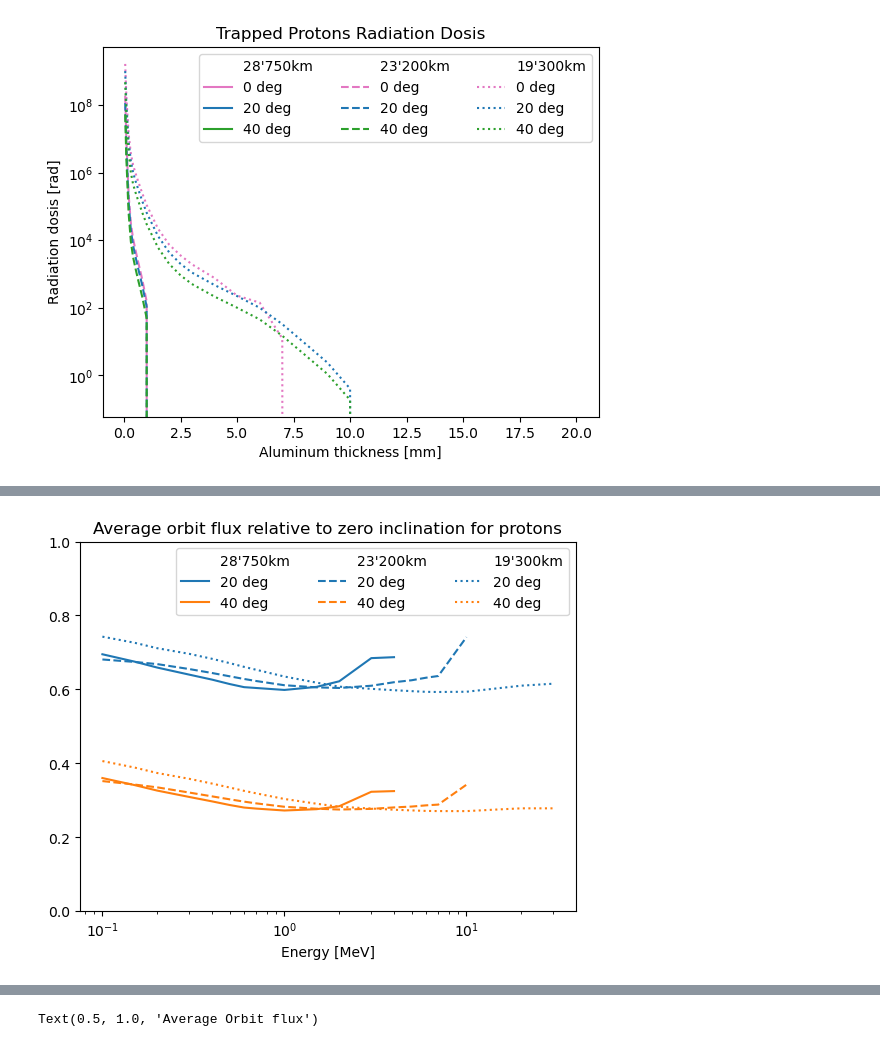
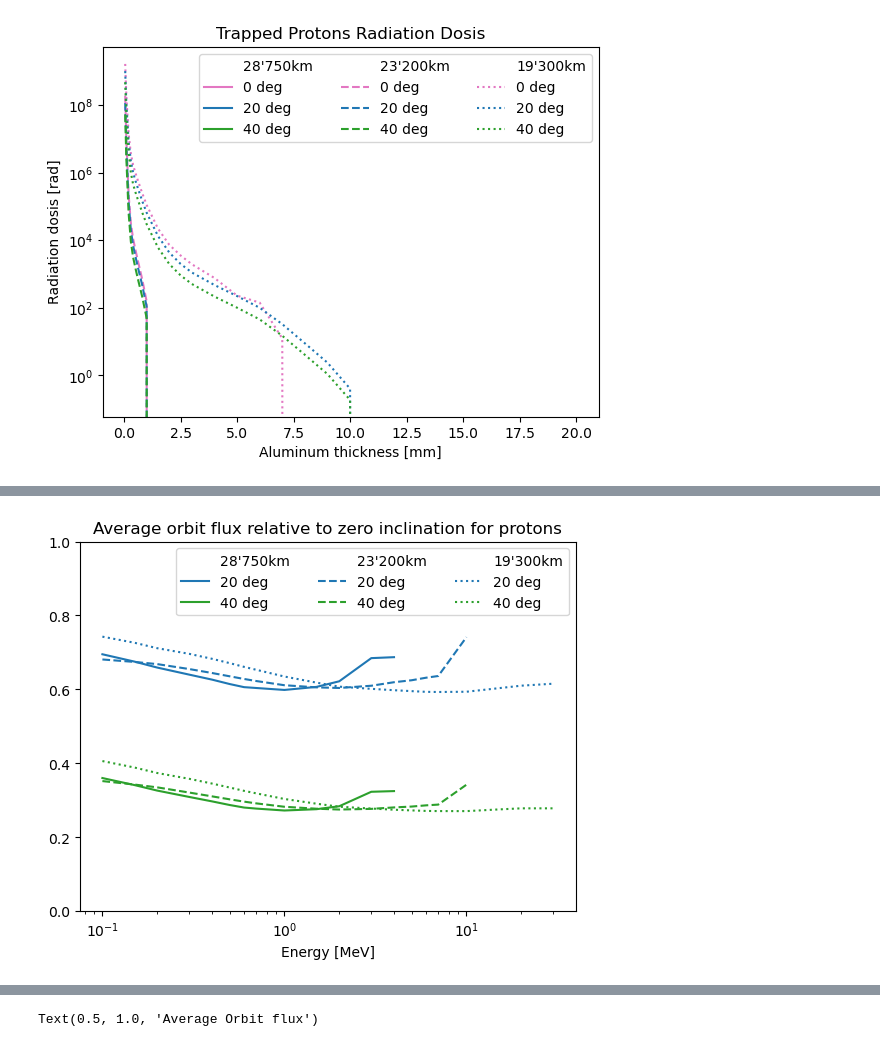
Before and after one commit to bcrazzolara/NuAncestor, a Jupyter notebook: Radiation/ionizing_dose.ipynb, the cells around one changed output, grey strips where cells are left out. Drawn from its saved outputs; the diff is of its cells as text; code cells hidden in the pictures.

```diff
--- a/Radiation/ionizing_dose.ipynb
+++ b/Radiation/ionizing_dose.ipynb
@@ -399,0 +177,37 @@ plt.savefig("protons_ionising_dose.png")
+# %%
+fig, ax = plt.subplots()
+#plt.loglog(protons_28750_0[::3], protons_28750_0[1::3], "-", color = 'k', label = '0 deg')
+plt.loglog(protons_28750_0[::3], protons_28750_0[1::3] , "-", color = 'C6', label = '0 deg')
+plt.loglog(protons_28750_20[::3], protons_28750_20[1::3]  , "-", color = 'C0', label = '20 deg')
+plt.loglog(protons_28750_40[::3], protons_28750_40[1::3] , "-", color = 'C2', label = '40 deg')
+
+plt.semilogx(protons_23200_20[::3], protons_23200_0[1::3] , "--", color = 'C6', label = '0 deg')
+plt.semilogx(protons_23200_20[::3], protons_23200_20[1::3] , "--", color = 'C0', label = '20 deg')
+plt.semilogx(protons_23200_40[::3], protons_23200_40[1::3] , "--", color = 'C2', label = '40 deg')
+
+plt.semilogx(protons_19300_20[::3], protons_19300_0[1::3] , ":", color = 'C6', label = '0 deg')
+plt.semilogx(protons_19300_20[::3], protons_19300_20[1::3] , ":", color = 'C0', label = '20 deg')
+plt.semilogx(protons_19300_40[::3], protons_19300_40[1::3], ":", color = 'C2', label = '40 deg')
+#plt.loglog(protons_28750_0[::3], protons_280750_0[2::3], "--", color = 'k', label = 'Differnetial flux')
+
+
+labels =["0 deg", "20 deg", "40 deg"]
+
+h, l = ax.get_legend_handles_labels()
+ph = [plt.plot([],marker="", ls="")[0]]*3 # empty lines for 3 altititdes
+
+handles = ph[0:1] + h[0:3] + ph[1:2] + h[3:6] + ph[2:3] + h[6:9]
+labels = ["28'750km"] + l[0:3] + ["23'200km"] + l[3:6] + ["19'300km"] + l[6:9]
+leg = plt.legend(handles, labels, ncol=3)
+
+for vpack in leg._legend_handle_box.get_children():
+    for hpack in vpack.get_children()[:1]:
+        hpack.get_children()[0].set_width(0)
+
+
+plt.legend(handles, labels, ncol=3)
+#plt.ylim(0,1)
+plt.xlabel("Energy [MeV]")
+plt.ylabel("Integral Flux [/(cm2 s) ]")
+plt.title("Average orbit flux relative for protons")
+plt.savefig("protons_average.png")
@@ -400,43 +257,37 @@ plt.savefig("protons_ionising_dose.png")
 # %%
 fig, ax = plt.subplots()
-#plt.loglog(protons_28750_0[::3], protons_28750_0[1::3], "-", color = 'k', label = '0 deg')
 plt.semilogx(protons_28750_20[::3], protons_28750_20[1::3] /protons_28750_0[1::3] , "-", color = 'C0', label = '20 deg')
-plt.semilogx(protons_28750_40[::3], protons_28750_40[1::3] / protons_28750_0[1::3], "-", color = 'C2', label = '40 deg')
+plt.semilogx(protons_28750_40[::3], protons_28750_40[1::3] / protons_28750_0[1::3], "-", color = 'C12', label = '40 deg')
 
 plt.semilogx(protons_23200_20[::3], protons_23200_20[1::3] /protons_23200_0[1::3] , "--", color = 'C0', label = '20 deg')
 plt.semilogx(protons_23200_40[::3], protons_23200_40[1::3] / protons_23200_0[1::3], "--", color = 'C2', label = '40 deg')
 
 plt.semilogx(protons_19300_20[::3], protons_19300_20[1::3] /protons_19300_0[1::3] , ":", color = 'C0', label = '20 deg')
 plt.semilogx(protons_19300_40[::3], protons_19300_40[1::3] / protons_19300_0[1::3], ":", color = 'C2', label = '40 deg')
-#plt.loglog(protons_28750_0[::3], protons_280750_0[2::3], "--", color = 'k', label = 'Differnetial flux')
-
-
 
 
 labels =["20 deg", "40 deg"]
 
 h, l = ax.get_legend_handles_labels()
 ph = [plt.plot([],marker="", ls="")[0]]*3 # empty lines
 
 
 
 handles = ph[0:1] + h[0:2] + ph[1:2] + h[2:4] + ph[2:3] + h[4:6]
 labels = ["28'750km"] + l[0:2] + ["23'200km"] + l[2:4] + ["19'300km"] + l[4:6]
 leg = plt.legend(handles, labels, ncol=3)
 
 for vpack in leg._legend_handle_box.get_children():
     for hpack in vpack.get_children()[:1]:
         hpack.get_children()[0].set_width(0)
 
-
-
 plt.legend(handles, labels, ncol=3)
 plt.ylim(0,1)
 plt.xlabel("Energy [MeV]")
 plt.title("Average orbit flux relative to zero inclination for protons")
 plt.savefig("protons_average_ratio.png")
 # %% [output]
-[figure, old version]
+[figure, new version]
 # %%
 fig, ax = plt.subplots()
 #plt.loglog(protons_28750_0[::3], protons_28750_0[1::3], "-", color = 'k', label = '0 deg')
```
Also changed, not shown: parts of 16 cells of this notebook, 9 other files.
